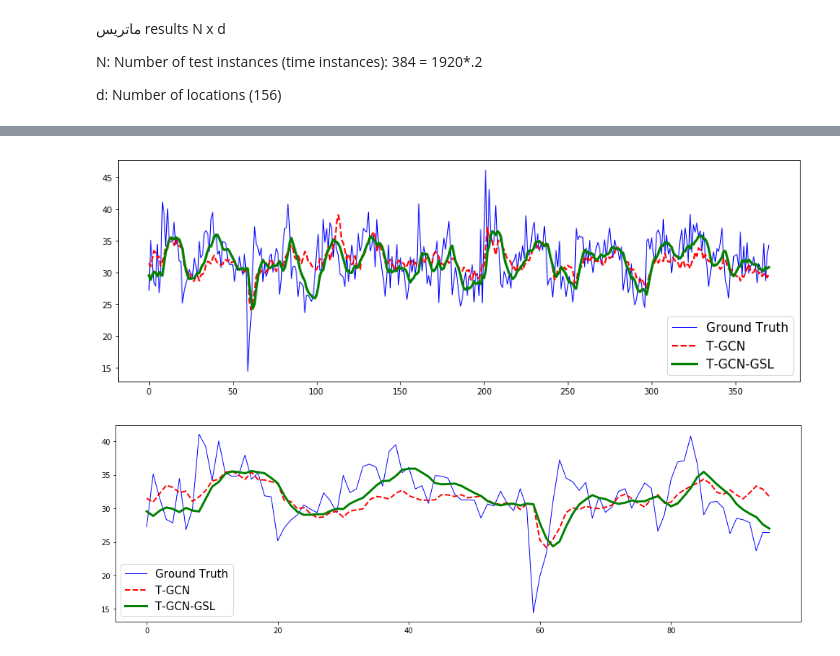
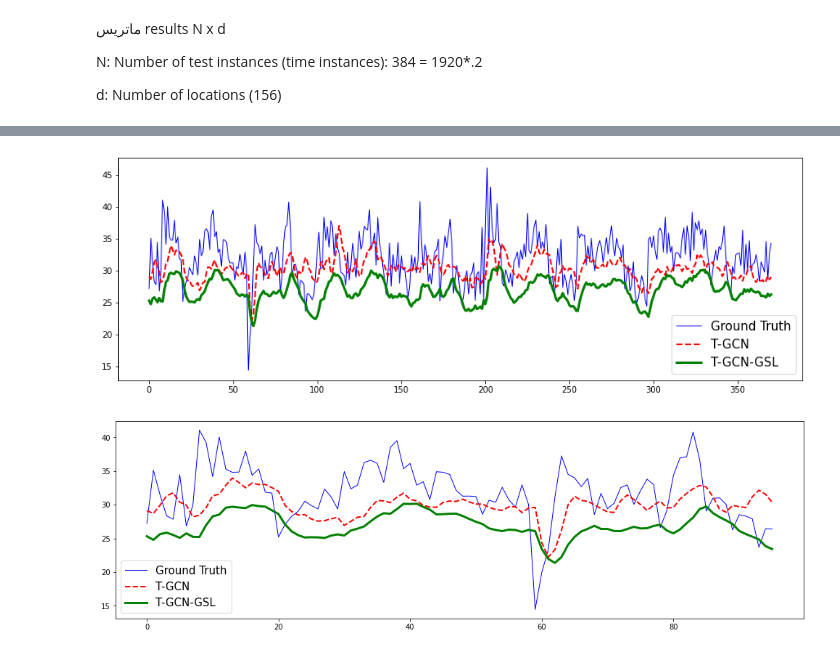
Before and after one commit to mamintoosi-papers-codes/TGCN-Dagma, a Jupyter notebook: run-main.ipynb, the cells around one changed output, grey strips where cells are left out. Saved outputs shown, nothing was run; the diff lists cells and outputs as text; code cells hidden in the pictures.

```diff
--- a/run-main.ipynb
+++ b/run-main.ipynb
@@ -82,42 +82,42 @@ Wall time: 30min 7s
 import pandas as pd
 import matplotlib.pyplot as plt
 ##compare all test result
-path = 'out/tgcn/tgcn_sz_lr0.001_batch32_unit64_seq12_pre1_epoch150_adj-dist/test_result.xlsx'
+path = 'out/tgcn/tgcn_sz_lr0.001_batch32_unit64_seq12_pre1_epoch100_adj-dist/test_result.xlsx'
 data = pd.read_excel(path, sheet_name='pred', header=None)
 test_result = data.values
 data = pd.read_excel(path, sheet_name='true', header=None)
 true_labels = data.values
 
-path = 'out/tgcn/tgcn_sz_lr0.001_batch32_unit64_seq12_pre1_epoch150_adj-gsl/test_result.xlsx'
+path = 'out/tgcn/tgcn_sz_lr0.001_batch32_unit64_seq12_pre1_epoch100_adj-gsl/test_result.xlsx'
 data = pd.read_excel(path, sheet_name='pred', header=None)
 test_result_gsl = data.values
 # data = pd.read_excel(path, sheet_name='true', header=None)
 # true_labels = data.values
 
 path = 'out/tgcn'
 fig1 = plt.figure(figsize=(15,5))
 #    ax1 = fig1.add_subplot(1,1,1)
 a_pred = test_result[:,0]
 a_pred_gsl = test_result_gsl[:,0]
 a_true = true_labels[:,0]
 plt.plot(a_true,'b-',label='Ground Truth', linewidth=1.0)
 plt.plot(a_pred,'r--',label='T-GCN', linewidth=2.0)
 plt.plot(a_pred_gsl,'g-',label='T-GCN-GSL', linewidth=3.0)
 plt.legend(loc='best',fontsize=15)
 plt.savefig(path+'/compare_all.jpg')
 plt.show()
 ## oneday test result visualization
 fig1 = plt.figure(figsize=(17,5))
 #    ax1 = fig1.add_subplot(1,1,1)
 a_pred = test_result[:96,0]
 a_pred_gsl = test_result_gsl[:96,0]
 a_true = true_labels[0:96,0]
 plt.plot(a_true,'b-',label='Ground Truth', linewidth=1.0)
 plt.plot(a_pred,'r--',label='T-GCN', linewidth=2.0)
 plt.plot(a_pred_gsl,'g-',label='T-GCN-GSL', linewidth=3.0)
 plt.legend(loc='best',fontsize=15)
 plt.savefig(path+'/test_oneday.jpg')
 plt.show()
 # %% [output]
-[figure, old version]
+[figure, new version]
-[figure, old version]
+[figure, new version]
```
Also changed, not shown: parts of 2 cells of this notebook, 2 other files.
